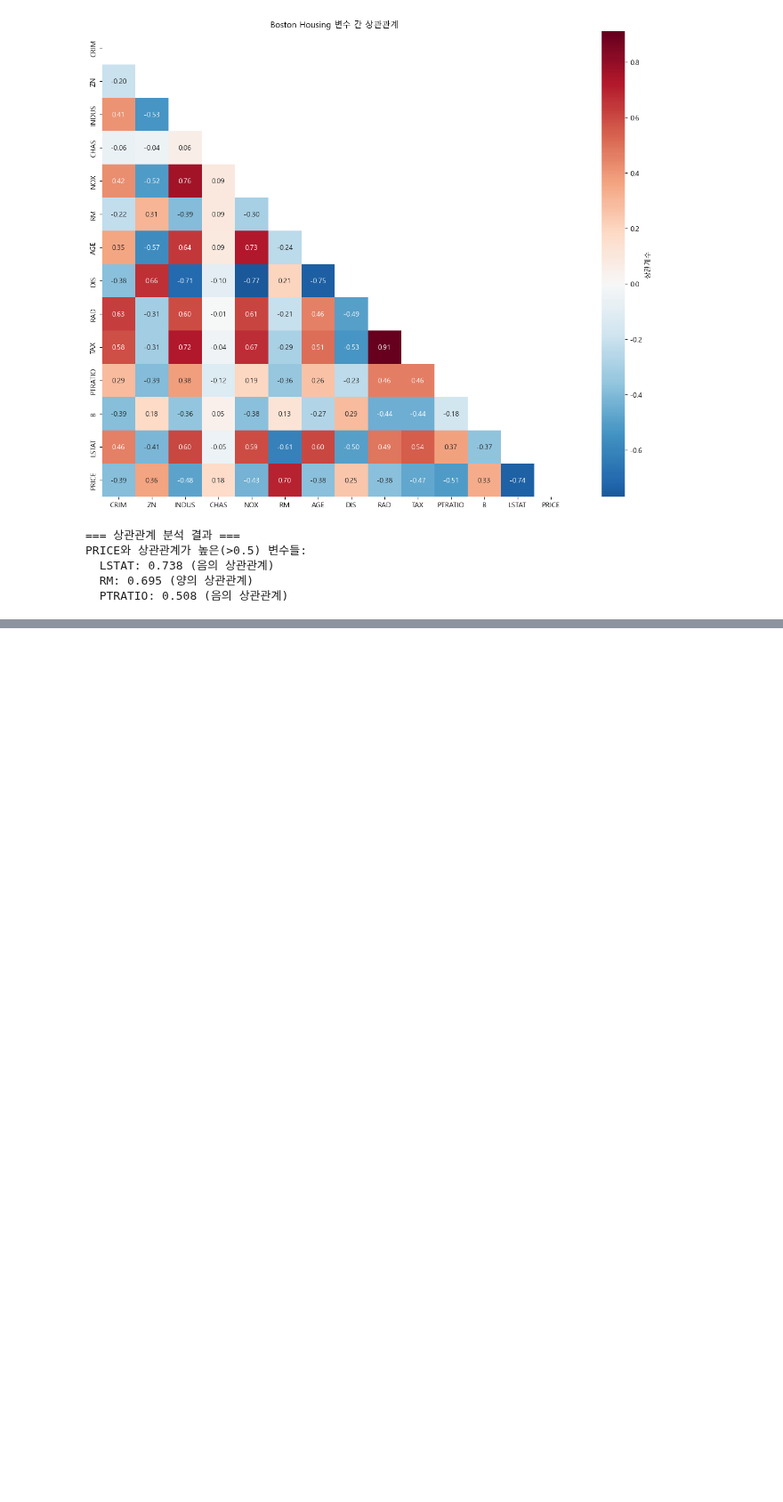
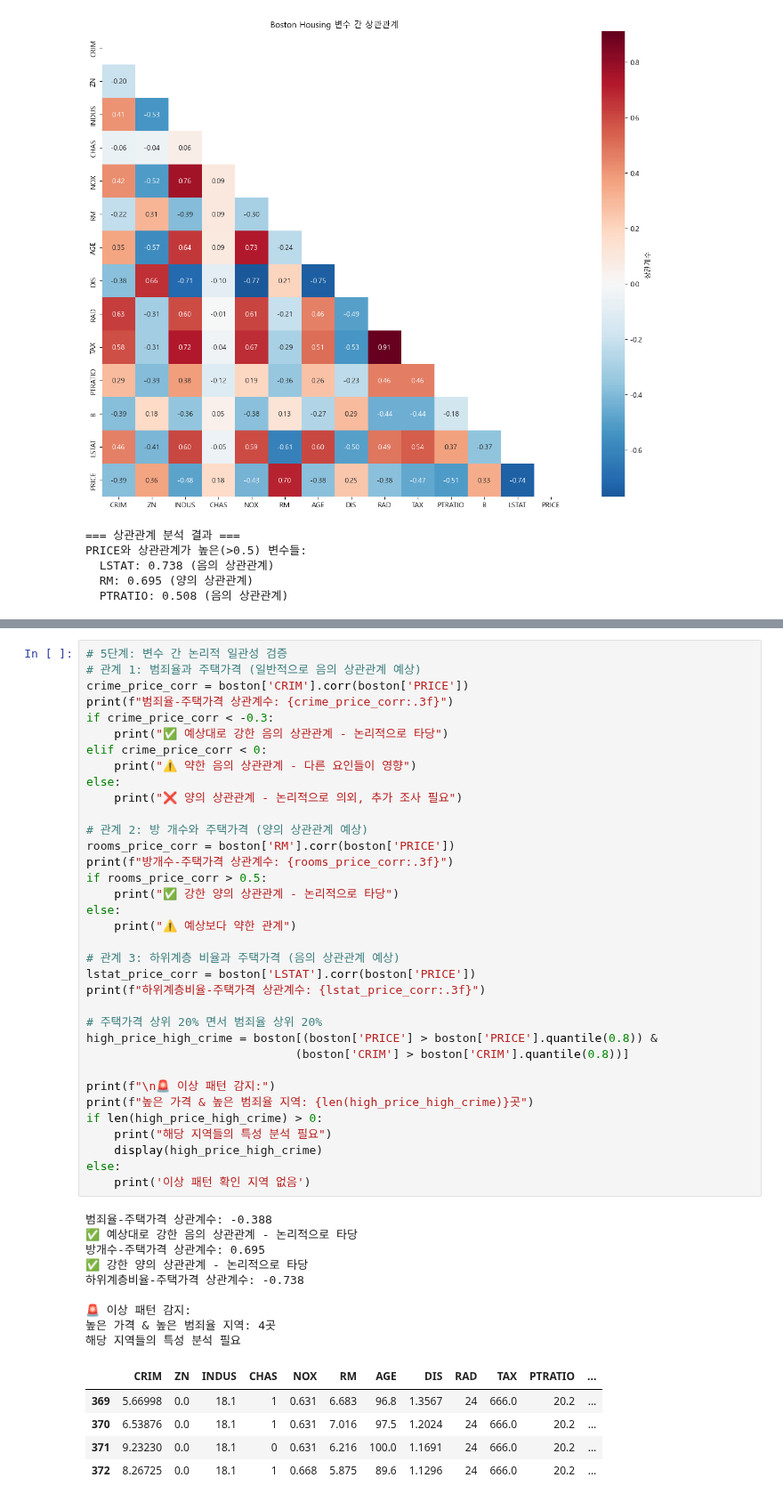
Before and after one commit to verba-neo/gaida-1, a Jupyter notebook: 데이터분석/05_eda.ipynb, the cells around one changed output, grey strips where cells are left out. Shown at 89% size. Saved outputs shown, nothing was run; the diff lists cells and outputs as text; blank space fills up the shorter version.

```diff
--- a/데이터분석/05_eda.ipynb
+++ b/데이터분석/05_eda.ipynb
@@ -338,0 +442,50 @@ PRICE와 상관관계가 높은(>0.5) 변수들:
+# %%
+# 5단계: 변수 간 논리적 일관성 검증
+# 관계 1: 범죄율과 주택가격 (일반적으로 음의 상관관계 예상)
+crime_price_corr = boston['CRIM'].corr(boston['PRICE'])
+print(f"범죄율-주택가격 상관계수: {crime_price_corr:.3f}")
+if crime_price_corr < -0.3:
+    print("✅ 예상대로 강한 음의 상관관계 - 논리적으로 타당")
+elif crime_price_corr < 0:
+    print("⚠️ 약한 음의 상관관계 - 다른 요인들이 영향")
+else:
+    print("❌ 양의 상관관계 - 논리적으로 의외, 추가 조사 필요")
+
+# 관계 2: 방 개수와 주택가격 (양의 상관관계 예상)
+rooms_price_corr = boston['RM'].corr(boston['PRICE'])
+print(f"방개수-주택가격 상관계수: {rooms_price_corr:.3f}")
+if rooms_price_corr > 0.5:
+    print("✅ 강한 양의 상관관계 - 논리적으로 타당")
+else:
+    print("⚠️ 예상보다 약한 관계")
+
+# 관계 3: 하위계층 비율과 주택가격 (음의 상관관계 예상)
+lstat_price_corr = boston['LSTAT'].corr(boston['PRICE'])
+print(f"하위계층비율-주택가격 상관계수: {lstat_price_corr:.3f}")
+
+# 주택가격 상위 20% 면서 범죄율 상위 20%
+high_price_high_crime = boston[(boston['PRICE'] > boston['PRICE'].quantile(0.8)) &
+                              (boston['CRIM'] > boston['CRIM'].quantile(0.8))]
+
+print(f"\n🚨 이상 패턴 감지:")
+print(f"높은 가격 & 높은 범죄율 지역: {len(high_price_high_crime)}곳")
+if len(high_price_high_crime) > 0:
+    print("해당 지역들의 특성 분석 필요")
+    display(high_price_high_crime)
+else:
+    print('이상 패턴 확인 지역 없음')
+# %% [output]
+범죄율-주택가격 상관계수: -0.388
+✅ 예상대로 강한 음의 상관관계 - 논리적으로 타당
+방개수-주택가격 상관계수: 0.695
+✅ 강한 양의 상관관계 - 논리적으로 타당
+하위계층비율-주택가격 상관계수: -0.738
+
+🚨 이상 패턴 감지:
+높은 가격 & 높은 범죄율 지역: 4곳
+해당 지역들의 특성 분석 필요
+|  | CRIM | ZN | INDUS | CHAS | NOX | RM | AGE | DIS | RAD | TAX | PTRATIO | ... |
+| 369 | 5.66998 | 0.0 | 18.1 | 1 | 0.631 | 6.683 | 96.8 | 1.3567 | 24 | 666.0 | 20.2 | ... |
+| 370 | 6.53876 | 0.0 | 18.1 | 1 | 0.631 | 7.016 | 97.5 | 1.2024 | 24 | 666.0 | 20.2 | ... |
+| 371 | 9.23230 | 0.0 | 18.1 | 0 | 0.631 | 6.216 | 100.0 | 1.1691 | 24 | 666.0 | 20.2 | ... |
+| 372 | 8.26725 | 0.0 | 18.1 | 1 | 0.668 | 5.875 | 89.6 | 1.1296 | 24 | 666.0 | 20.2 | ... |
```
Also changed, not shown: parts of 3 cells of this notebook, 1 other file.
